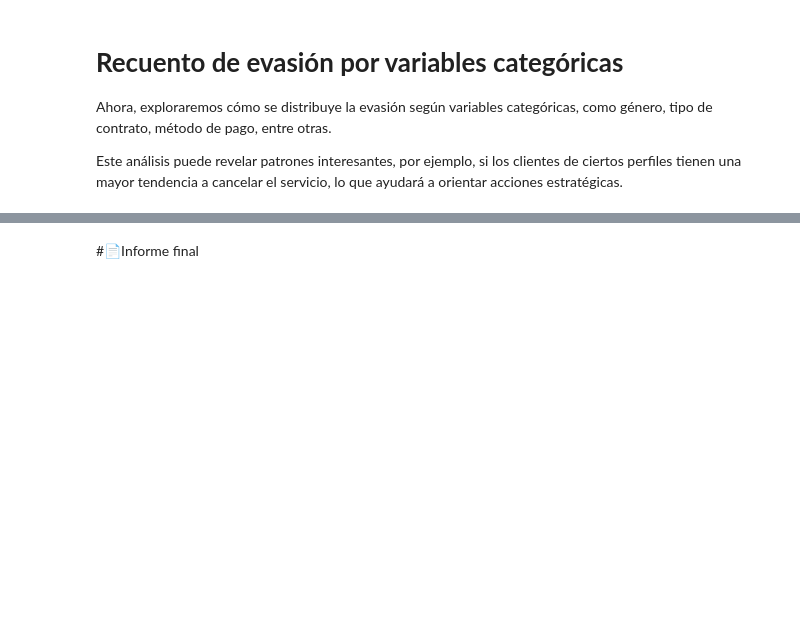
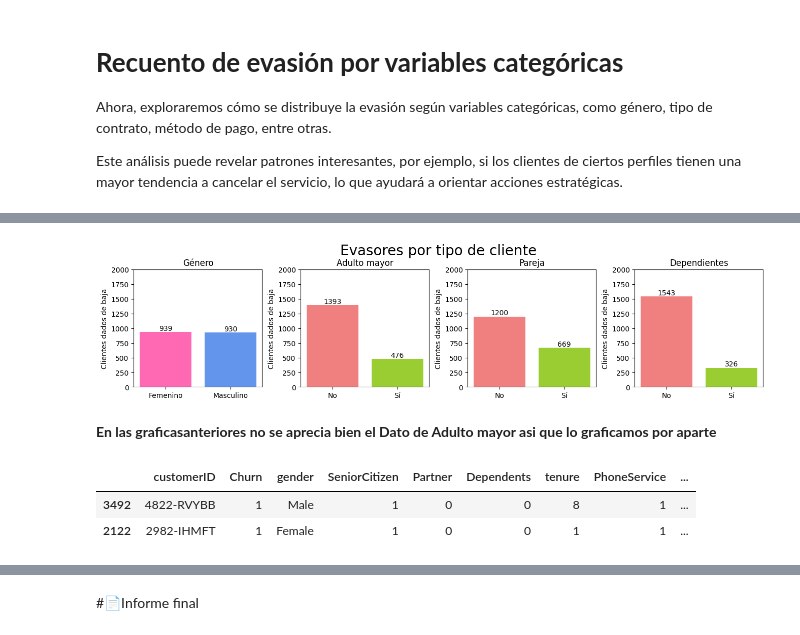
Before and after one commit to jorgevillegazz/Challange-Telecom-X, a Jupyter notebook: TelecomX_LATAM_de_George.ipynb, the cells around one changed output, grey strips where cells are left out. Saved outputs shown, nothing was run; the diff lists cells and outputs as text; code cells hidden in the pictures; blank space fills up the shorter version.

```diff
--- a/TelecomX_LATAM_de_George.ipynb
+++ b/TelecomX_LATAM_de_George.ipynb
@@ -716,3 +793,6 @@ plt.show()
 Ahora, exploraremos cómo se distribuye la evasión según variables categóricas, como género, tipo de contrato, método de pago, entre otras.
 
 Este análisis puede revelar patrones interesantes, por ejemplo, si los clientes de ciertos perfiles tienen una mayor tendencia a cancelar el servicio, lo que ayudará a orientar acciones estratégicas.
+# %%
+#Hacemos un Data Frame de los clientes que se dieron de baja
+evasores = df_normalizado.query('Churn == 1')
@@ -718,0 +825,63 @@ Este análisis puede revelar patrones interesantes, por ejemplo, si los clientes
+# %%
+fig, axs = plt.subplots(1,4,figsize=(16,3))
+fig.subplots_adjust(hspace=0.5,wspace=0.3)
+fig.suptitle('Evasores por tipo de cliente', fontsize=20, y=1.05)
+
+genero = evasores['gender'].value_counts().sort_index()
+viejitos = evasores['SeniorCitizen'].value_counts().sort_index()
+parejas = evasores['Partner'].value_counts().sort_index()
+dependientes = evasores['Dependents'].value_counts().sort_index()
+
+axs[0].bar(genero.index, genero.values, color=['hotpink','cornflowerblue'])
+axs[0].set_title('Género')
+
+axs[1].bar(viejitos.index, viejitos.values, color=['lightcoral','yellowgreen'])
+axs[1].set_title('Adulto mayor')
+
+axs[2].bar(parejas.index, parejas.values, color=['lightcoral','yellowgreen'])
+axs[2].set_title('Pareja')
+
+axs[3].bar(dependientes.index, dependientes.values, color=['lightcoral','yellowgreen'])
+axs[3].set_title('Dependientes')
+
+ymin = 0
+ymax = 2000
+
+#Iteración para establecer los mismos valores de eje Y
+for ax in axs.ravel():
+  ax.set_ylim(ymin, ymax)
+
+#Iteración para establecer los mismos Etiquetados
+for ax in axs.flat:
+  ax.set_xlabel('')
+  ax.set_ylabel('Clientes dados de baja')
+  ax.set_xticks([0, 1])
+  if ax.get_title() == 'Género':
+        ax.set_xticklabels(['Femenino', 'Masculino'])
+  else:
+      ax.set_xticklabels(['No', 'Sí'])
+
+#Iteración para las etiquetas arriba de las barras
+tipo_cliente = [genero,viejitos,parejas, dependientes]
+
+for ax, serie in zip(axs.ravel(), tipo_cliente):
+    for i, valor in enumerate(serie.values):
+        ax.text(i, valor, str(valor), ha='center', va='bottom', fontsize=10)
+
+#Almacenando el gráfico
+fig.savefig('/content/tipo_cliente.png',
+            transparent=False,dpi=300,bbox_inches='tight')
+
+plt.show()
+# %% [output]
+[figure, added]
+# %% [markdown]
+**En las graficasanteriores no se aprecia bien el Dato de Adulto mayor
+asi que lo graficamos por aparte**
+# %%
+evasor_Anciano = evasores.query('SeniorCitizen == 1')
+evasor_Anciano.sample(2)
+# %% [output]
+|  | customerID | Churn | gender | SeniorCitizen | Partner | Dependents | tenure | PhoneService | ... |
+| 3492 | 4822-RVYBB | 1 | Male | 1 | 0 | 0 | 8 | 1 | ... |
+| 2122 | 2982-IHMFT | 1 | Female | 1 | 0 | 0 | 1 | 1 | ... |
```
Also changed, not shown: parts of 29 cells of this notebook.
